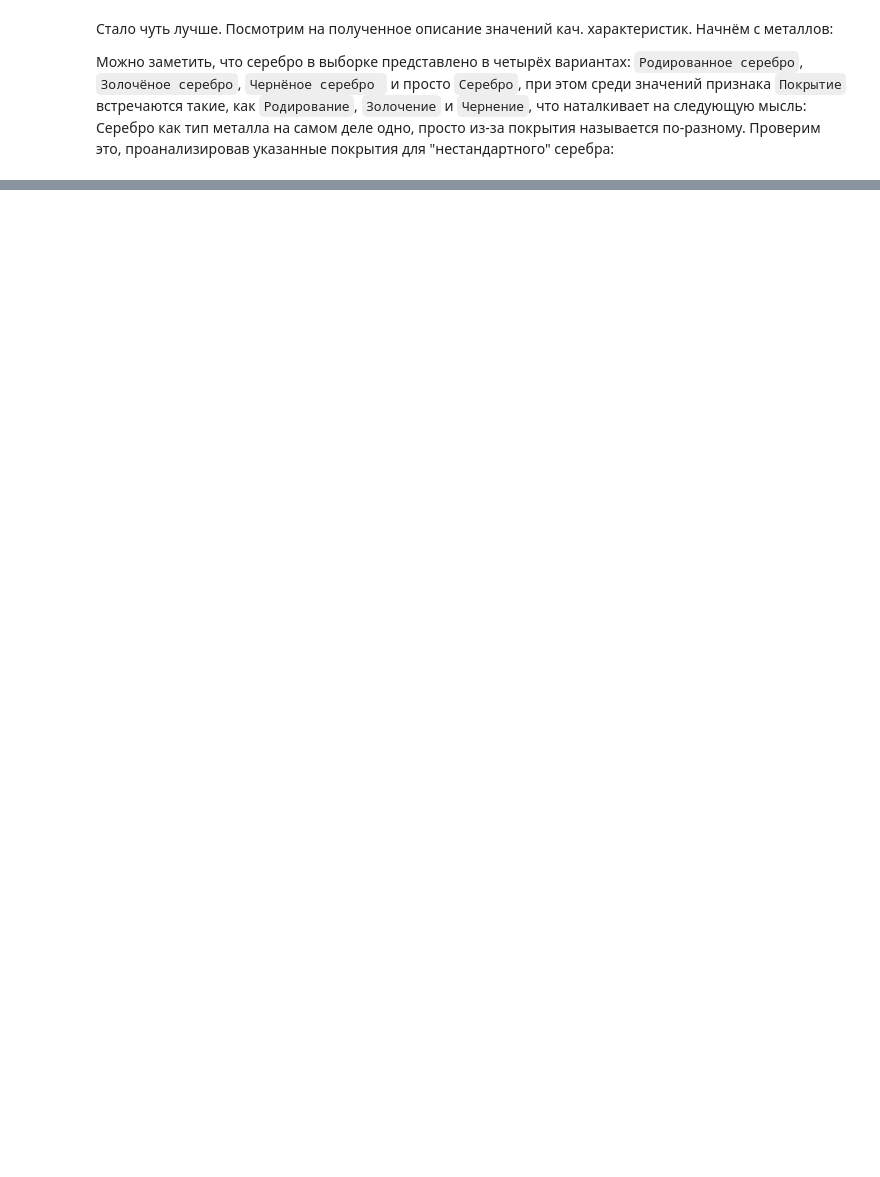
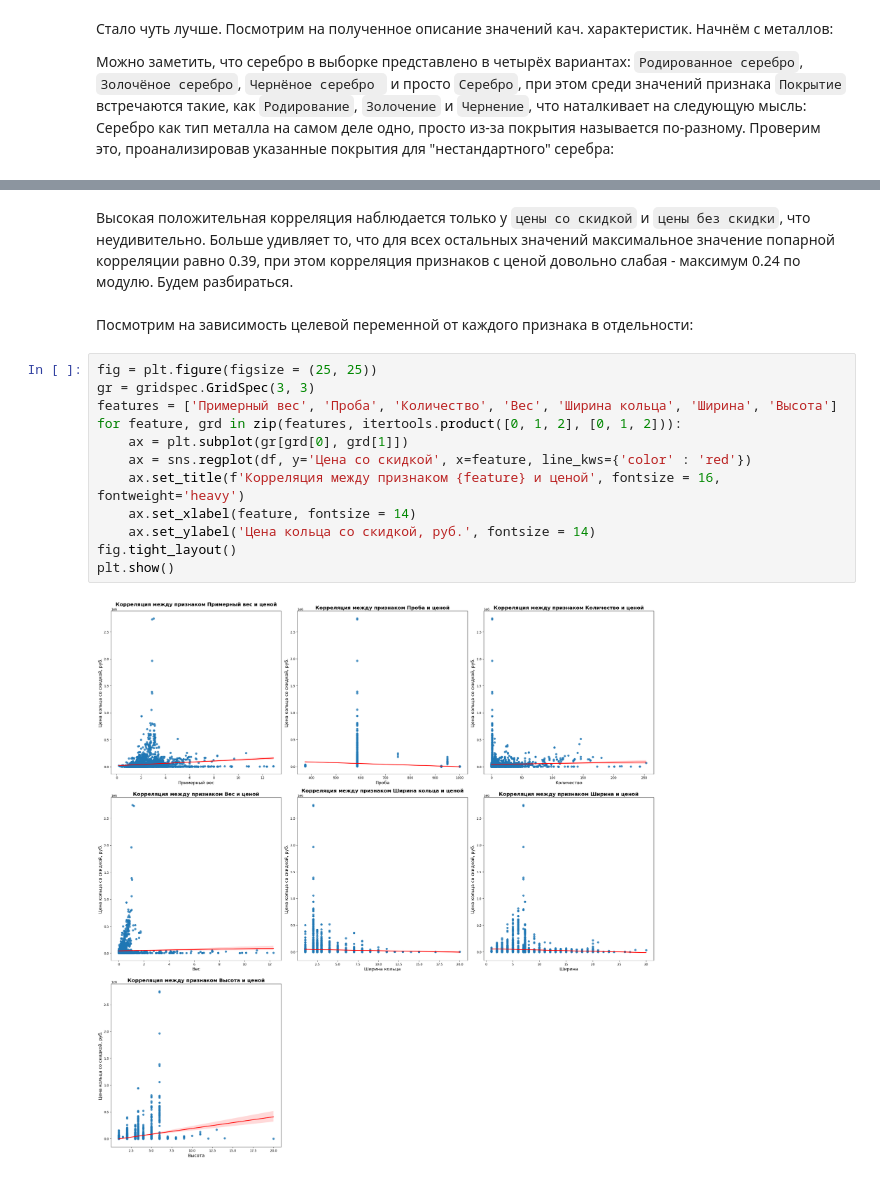
Before and after one commit to tisheedesh/Project, a Jupyter notebook: EDA.ipynb, the cells around one changed output, grey strips where cells are left out. Saved outputs shown, nothing was run; the diff lists cells and outputs as text; blank space fills up the shorter version.

```diff
--- a/EDA.ipynb
+++ b/EDA.ipynb
@@ -393,0 +290,18 @@ Name: count, dtype: int64
+# %% [markdown]
+Высокая положительная корреляция наблюдается только у `цены со скидкой` и `цены без скидки`, что неудивительно. Больше удивляет то, что для всех остальных значений максимальное значение попарной корреляции равно 0.39, при этом корреляция признаков с ценой довольно слабая - максимум 0.24 по модулю. Будем разбираться.
+# %% [markdown]
+Посмотрим на зависимость целевой переменной от каждого признака в отдельности:
+# %%
+fig = plt.figure(figsize = (25, 25))
+gr = gridspec.GridSpec(3, 3)
+features = ['Примерный вес', 'Проба', 'Количество', 'Вес', 'Ширина кольца', 'Ширина', 'Высота']
+for feature, grd in zip(features, itertools.product([0, 1, 2], [0, 1, 2])):
+    ax = plt.subplot(gr[grd[0], grd[1]])
+    ax = sns.regplot(df, y='Цена со скидкой', x=feature, line_kws={'color' : 'red'})
+    ax.set_title(f'Корреляция между признаком {feature} и ценой', fontsize = 16, fontweight='heavy')
+    ax.set_xlabel(feature, fontsize = 14)
+    ax.set_ylabel('Цена кольца со скидкой, руб.', fontsize = 14)
+fig.tight_layout()
+plt.show()
+# %% [output]
+[figure, added]
```
Also changed, not shown: parts of 53 cells of this notebook.
